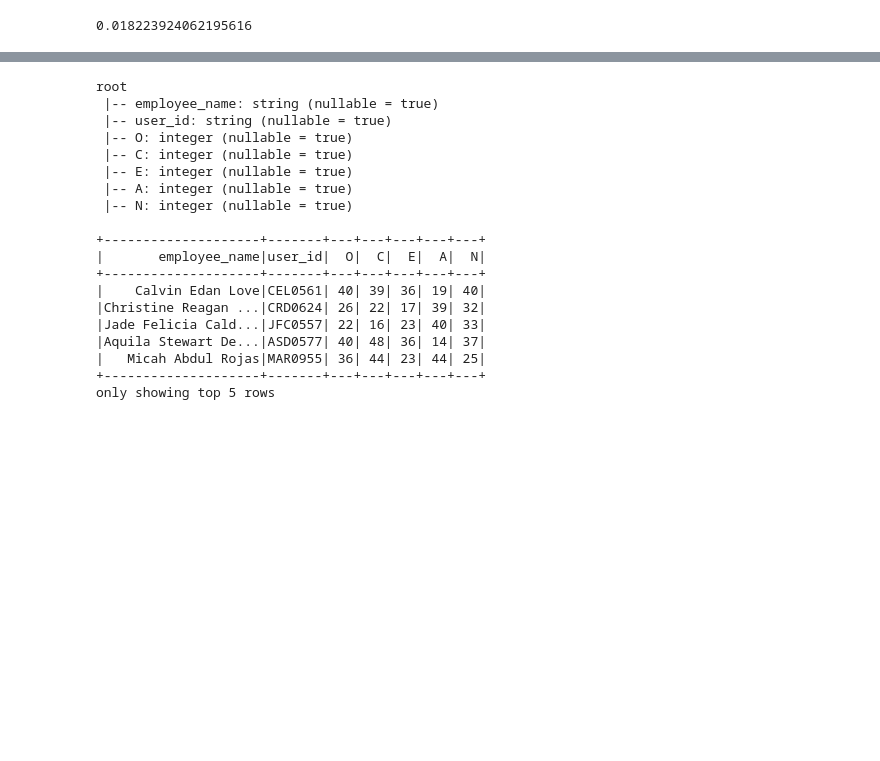
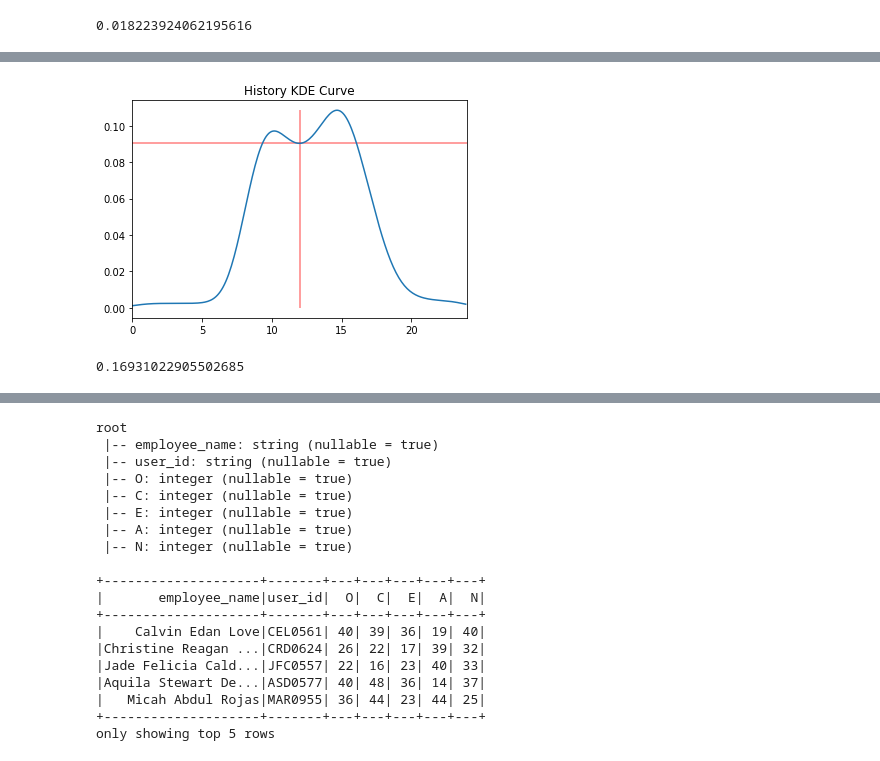
Before and after one commit to waittim/Insider-Risk-in-PySpark, a Jupyter notebook: KDE_risk.ipynb, the cells around one changed output, grey strips where cells are left out. Cells and saved outputs as stored; diff of their text form; code cells hidden in the pictures; blank space fills up the shorter version.

```diff
--- a/KDE_risk.ipynb
+++ b/KDE_risk.ipynb
@@ -187 +282,16 @@ root
 only showing top 5 rows
+# %%
+user = 'IIW0249'
+new_hour = 12
+# %%
+all_file_hour = file.select('hour')
+kd_all_file = KernelDensity()
+kd_all_file.setSample(all_file_hour.rdd.map(lambda x: x[0]))
+
+all24hour = list(np.arange(0,24,0.1))
+prob_all_file = kd_all_file.estimate(all24hour)
+# %%
+get_score(new_hour, prob_all_file, kd_all_file)
+# %% [output]
+[figure, added]
+0.16931022905502685
```
Also changed, not shown: parts of 27 cells of this notebook.
